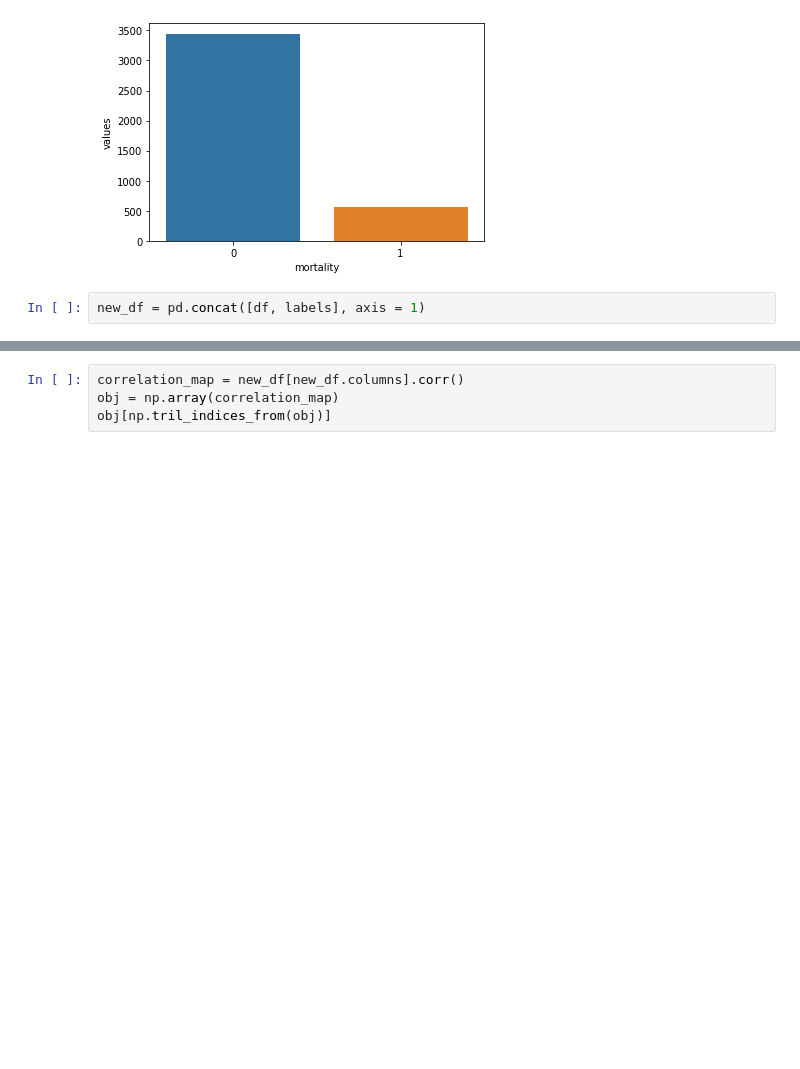
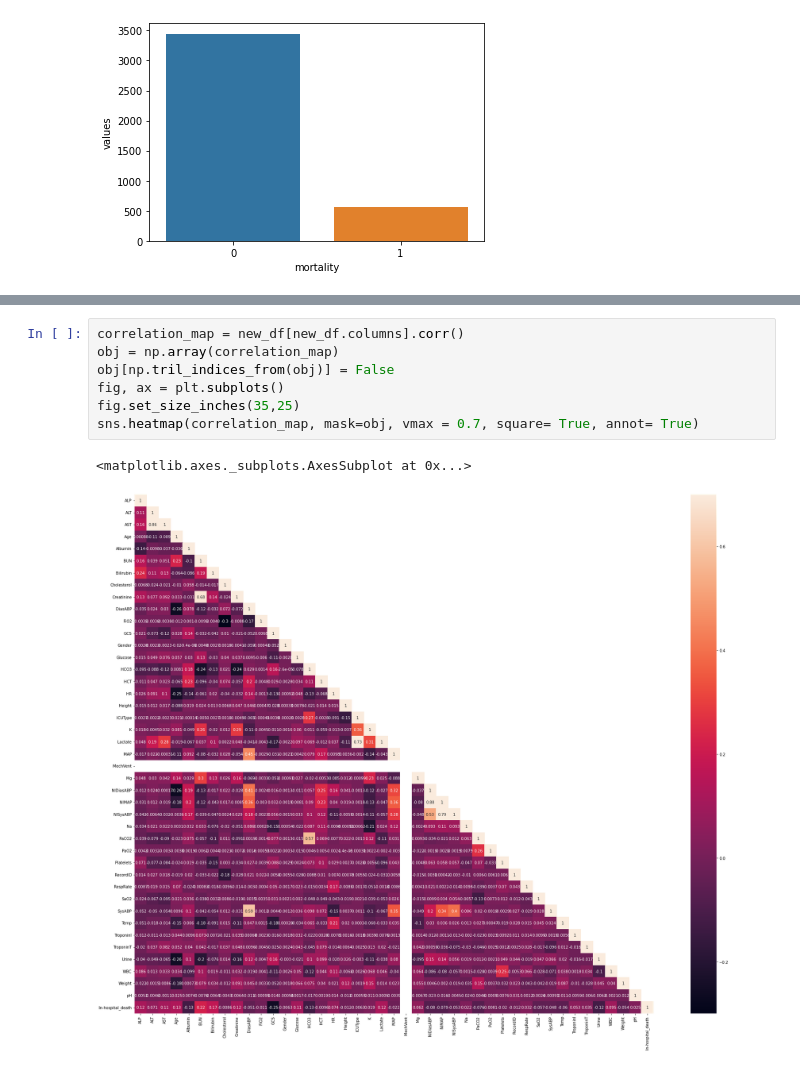
Before and after one commit to TaeMD/ML-projects, a Jupyter notebook: Mortality_Prediction_ICU.ipynb, the cells around one changed output, grey strips where cells are left out. Drawn from its saved outputs; the diff is of its cells as text; blank space fills up the shorter version.

```diff
--- a/Mortality_Prediction_ICU.ipynb
+++ b/Mortality_Prediction_ICU.ipynb
@@ -95,5 +92,3 @@ sns.barplot(x='mortality', y='values', data = labels_df)
 # %% [output]
 <matplotlib.axes._subplots.AxesSubplot at 0x...>
 [figure]
-# %%
-new_df = pd.concat([df, labels], axis = 1)
@@ -116,4 +192,10 @@ new_df
 # %%
 correlation_map = new_df[new_df.columns].corr()
 obj = np.array(correlation_map)
-obj[np.tril_indices_from(obj)]
+obj[np.tril_indices_from(obj)] = False
+fig, ax = plt.subplots()
+fig.set_size_inches(35,25)
+sns.heatmap(correlation_map, mask=obj, vmax = 0.7, square= True, annot= True)
+# %% [output]
+<matplotlib.axes._subplots.AxesSubplot at 0x...>
+[figure, added]
```
Also changed, not shown: parts of 12 cells of this notebook.
